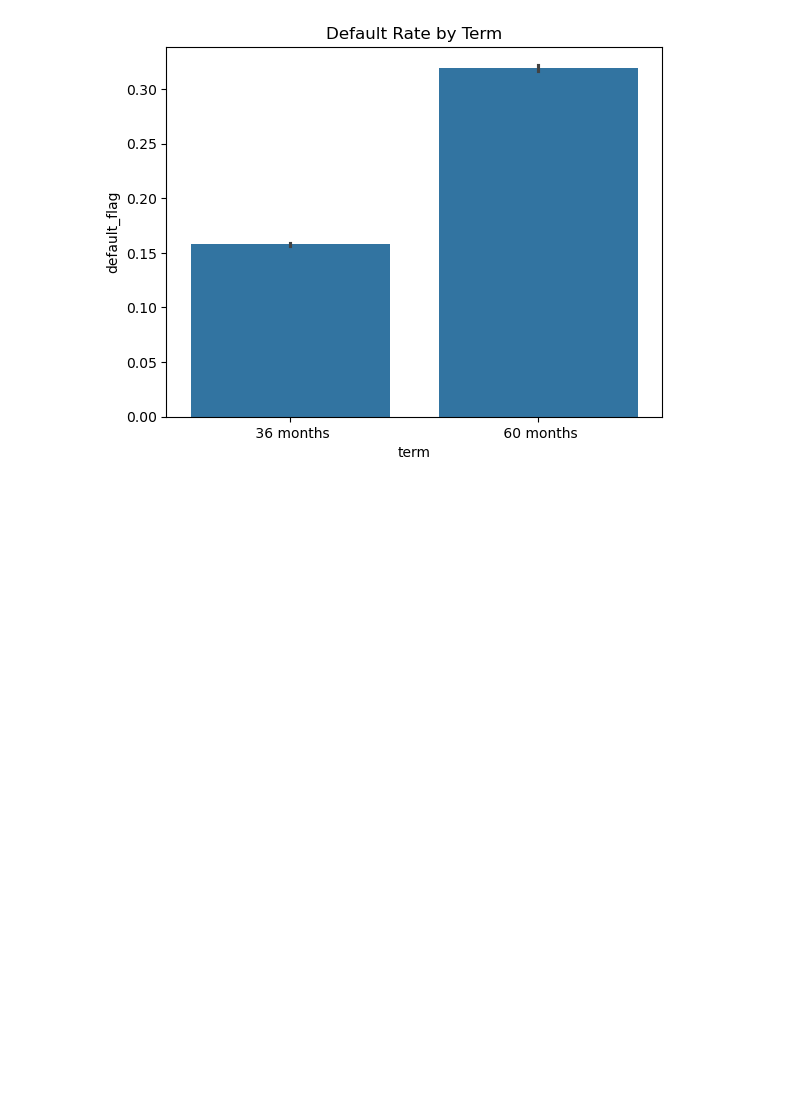
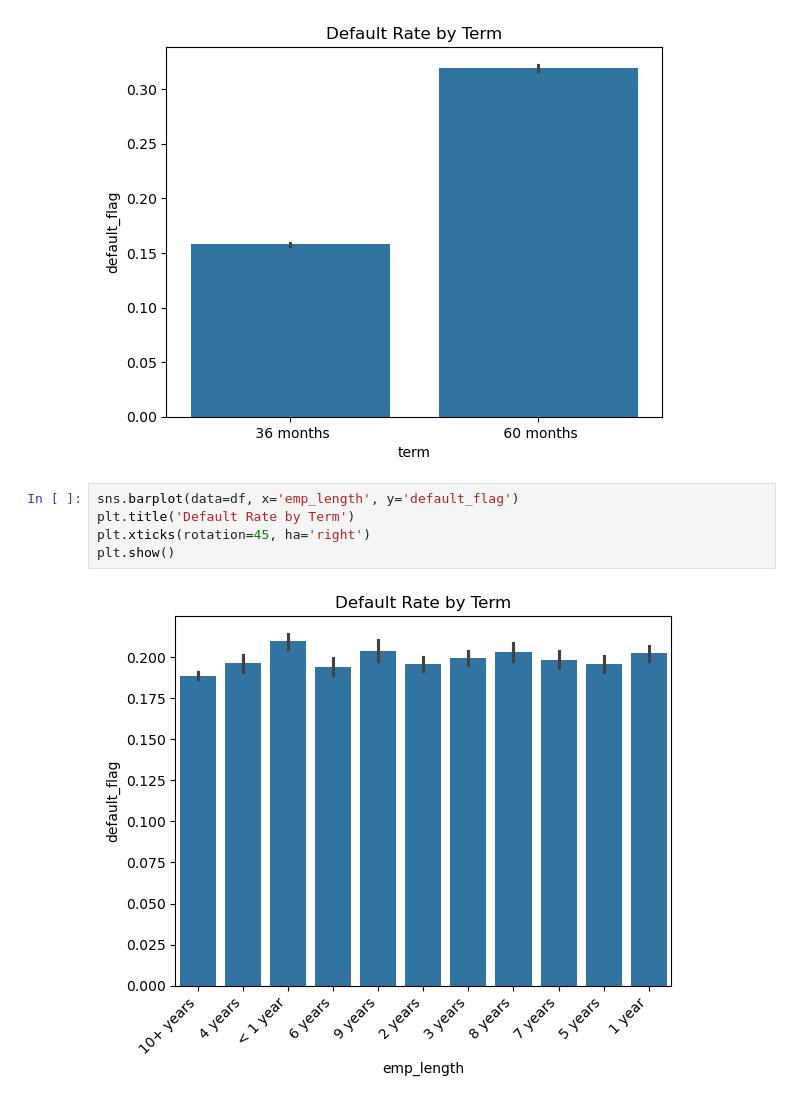
Before and after one commit to YangChen-analyst/lendingclub-default-risk, a Jupyter notebook: notebooks/02_statistical_analysis.ipynb, the cells around one changed output. Drawn from its saved outputs; the diff is of its cells as text; blank space fills up the shorter version.

```diff
--- a/notebooks/02_statistical_analysis.ipynb
+++ b/notebooks/02_statistical_analysis.ipynb
@@ -192,3 +194,10 @@ plt.title('Default Rate by Term')
 plt.show()
 # %% [output]
 [figure]
+# %%
+sns.barplot(data=df, x='emp_length', y='default_flag')
+plt.title('Default Rate by Term')
+plt.xticks(rotation=45, ha='right')
+plt.show()
+# %% [output]
+[figure, added]
```
Also changed, not shown: parts of 3 cells of this notebook, 6 other files.
